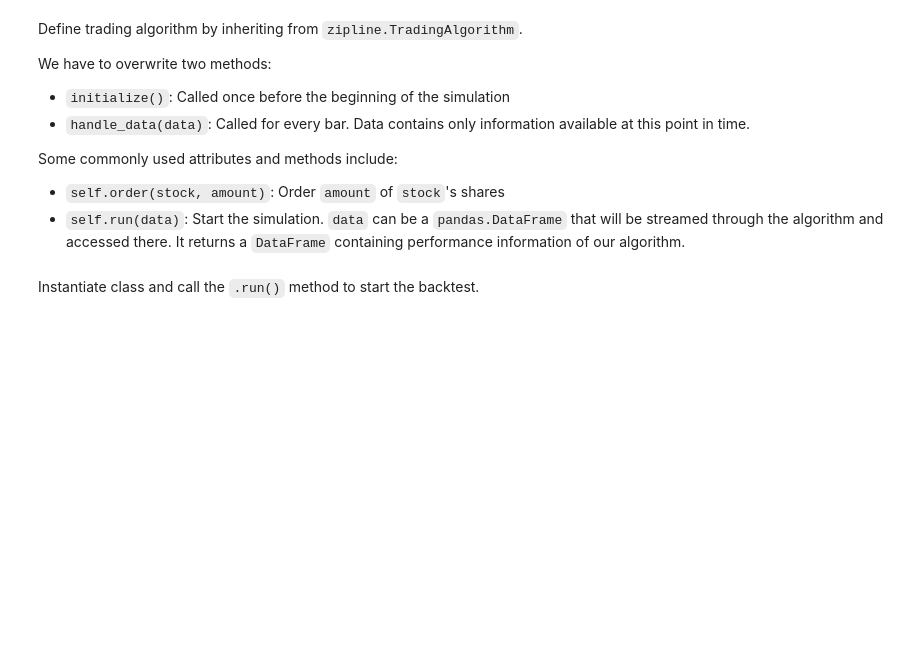
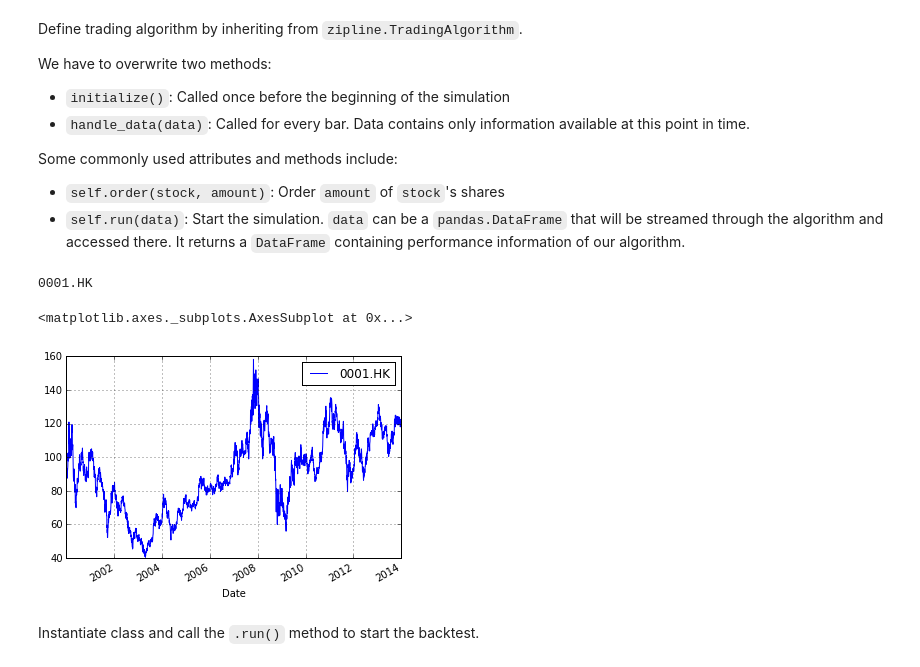
Before and after one commit to twistedogic/chronoJob, a Jupyter notebook: python/backtest.ipynb, the cells around one changed output. Drawn from its saved outputs; the diff is of its cells as text; code cells hidden in the pictures; blank space fills up the shorter version.

```diff
--- a/python/backtest.ipynb
+++ b/python/backtest.ipynb
@@ -50,6 +40,16 @@ Some commonly used attributes and methods include:
 
 * `self.order(stock, amount)`: Order `amount` of `stock`'s shares
 * `self.run(data)`: Start the simulation. `data` can be a `pandas.DataFrame` that will be streamed through the algorithm and accessed there. It returns a `DataFrame` containing performance information of our algorithm.
+# %%
+start = datetime(1990, 1, 2, 0, 0, 0, 0, pytz.utc)
+end = datetime(2014, 1, 1, 0, 0, 0, 0, pytz.utc)
+data = zp.utils.factory.load_from_yahoo(stocks=['0001.HK'], indexes={}, start=start,
+                                        end=end, adjusted=False)
+data.plot()
+# %% [output]
+0001.HK
+<matplotlib.axes._subplots.AxesSubplot at 0x...>
+[figure, added]
 # %%
 class BuyApple(zp.TradingAlgorithm): # inherit from TradingAlgorithm
     def handle_data(self, data): # overload handle_data() method
```
Also changed, not shown: parts of 1 cell of this notebook, 3 other files.
